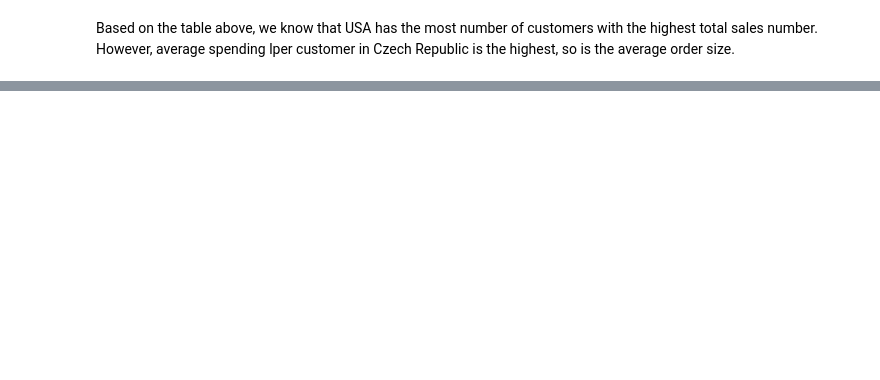
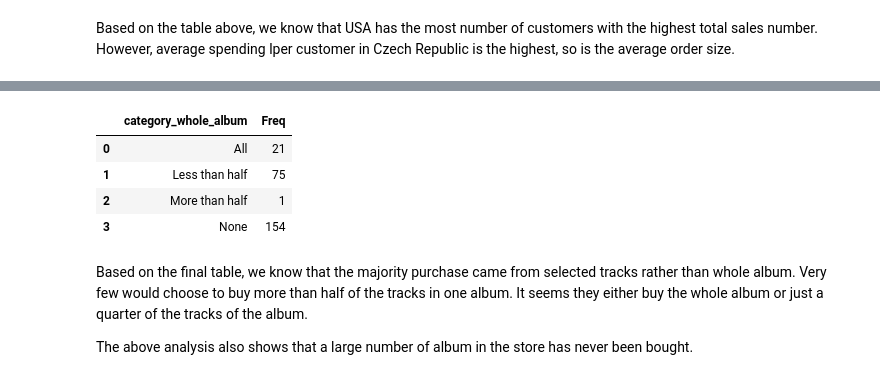
Before and after one commit to mingyyy/dataquest_projects, a Jupyter notebook: DQ_chinook.ipynb, the cells around one changed output, grey strips where cells are left out. Drawn from its saved outputs; the diff is of its cells as text; code cells hidden in the pictures; blank space fills up the shorter version.

```diff
--- a/DQ_chinook.ipynb
+++ b/DQ_chinook.ipynb
@@ -409,0 +441,36 @@ array([[<matplotlib.axes._subplots.AxesSubplot object at 0x...>,
+# %%
+q="""
+SELECT category_whole_album, COUNT(perc_whole_track) as Freq
+    FROM
+         (SELECT album_id,
+        case when typeof(whole_album) <> 'integer' then 0.0 else whole_album end as number_whole_album,
+        case when typeof(select_tracks) <> 'integer' then 0.0 else select_tracks end as number_by_track,
+        case when typeof(whole_album) <> 'integer' then 0.0
+        when typeof(select_tracks) <> 'integer' then 100.0
+        else cast(whole_album as float)/cast((whole_album+select_tracks) as float) * 100 end perc_whole_track,
+        case when typeof(whole_album) <> 'integer' then 'None'
+        when typeof(select_tracks) <> 'integer' then 'All'
+        when cast(whole_album as float)/cast((whole_album+select_tracks) as float) * 100 >50 then 'More than half'
+        else 'Less than half'
+        end category_whole_album
+        FROM
+        (SELECT album_id,
+               sum(case when album_indicator = 1 then invoice_number end) as whole_album,
+               sum(case when album_indicator = 0 then invoice_number end) as select_tracks
+        FROM album_cat
+        GROUP BY album_id) as sub
+        ORDER BY 4)
+    GROUP BY 1
+    ;
+"""
+run_query(q)
+# %% [output]
+|  | category_whole_album | Freq |
+| 0 | All | 21 |
+| 1 | Less than half | 75 |
+| 2 | More than half | 1 |
+| 3 | None | 154 |
+# %% [markdown]
+Based on the final table, we know that the majority purchase came from selected tracks rather than whole album. Very few would choose to buy more than half of the tracks in one album. It seems they either buy the whole album or just a quarter of the tracks of the album.
+
+The above analysis also shows that a large number of album in the store has never been bought.
```
Also changed, not shown: parts of 9 cells of this notebook.
